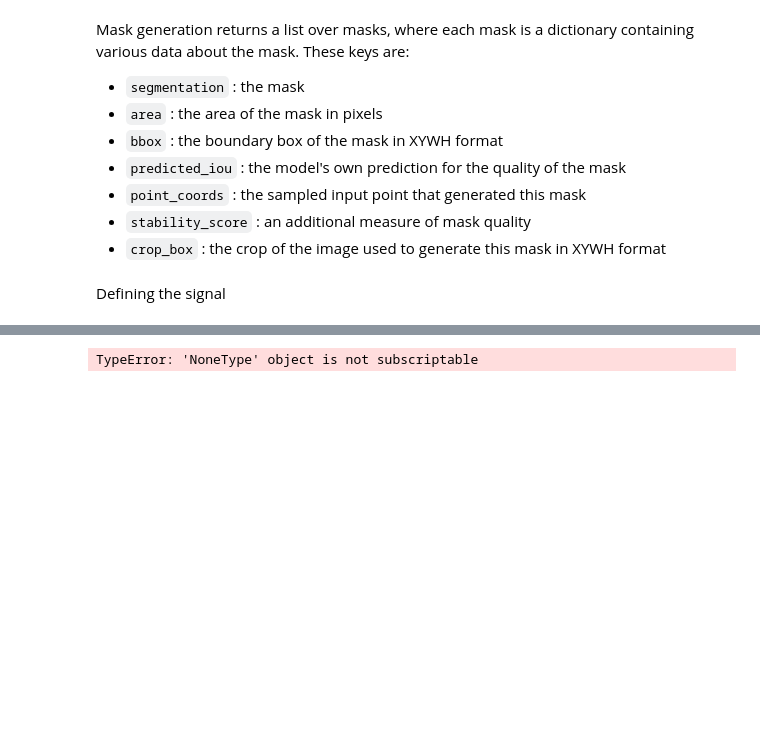
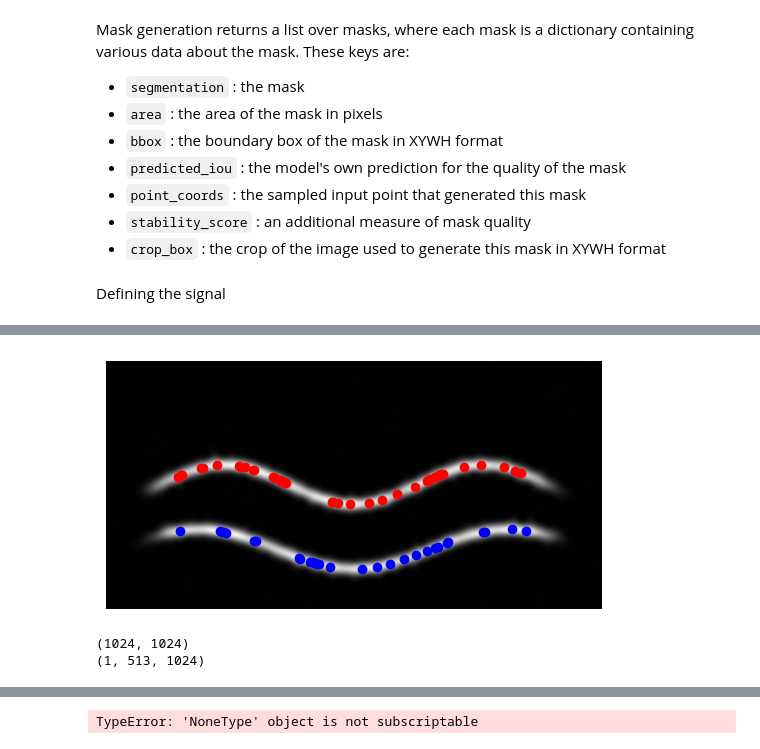
Before and after one commit to joacop01/Analisis-tiempo-frecuencia, a Jupyter notebook: evaluating_sam.ipynb, the cells around one changed output, grey strips where cells are left out. Cells and saved outputs as stored; diff of their text form; code cells hidden in the pictures; blank space fills up the shorter version.

```diff
--- a/evaluating_sam.ipynb
+++ b/evaluating_sam.ipynb
@@ -687,0 +881,9 @@ AttributeError: 'Tensor' object has no attribute 'astype'
+# %%
+plt.imshow(image)
+plt.axis('off')
+for i in range(len(cluster_1)):
+  plt.plot(cluster_1[i,1],cluster_1[i,0],'ro')
+for i in range(len(cluster_2)):
+  plt.plot(cluster_2[i,1],cluster_2[i,0],'bo')
+# %% [output]
+[figure, added]
@@ -687,0 +893,6 @@ AttributeError: 'Tensor' object has no attribute 'astype'
+# %%
+masks, image, xr, entradas, etiquetas = sam_filtering_2(signal,
+                                                                    Nfft = N, input_point=input_points, input_label=input_labels)
+# %% [output]
+(1024, 1024)
+(1, 513, 1024)
```
Also changed, not shown: parts of 22 cells of this notebook.
